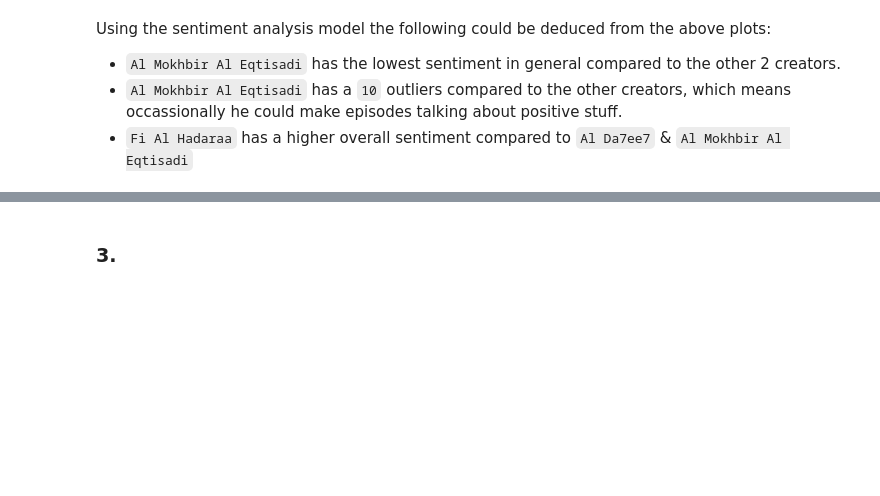
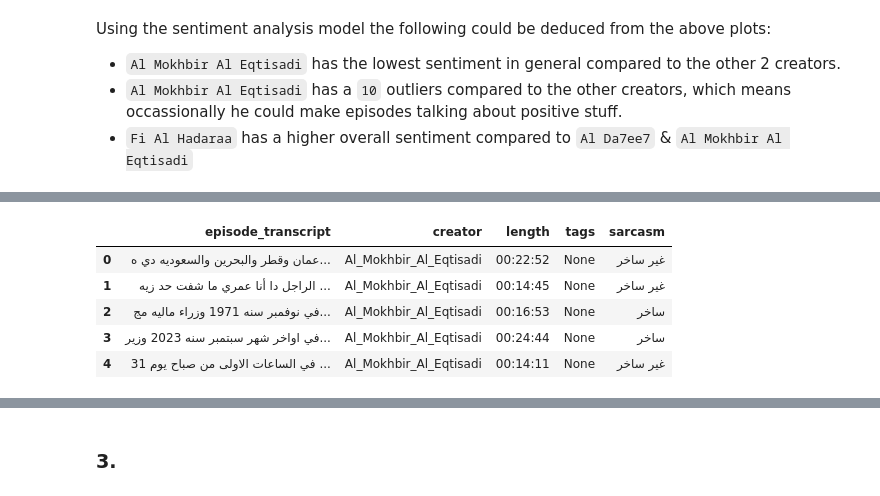
Before and after one commit to OMAR-AHMED-SAAD/NLP_PROJECT_111, a Jupyter notebook: kimo_notebook.ipynb, the cells around one changed output, grey strips where cells are left out. Cells and saved outputs as stored; diff of their text form; code cells hidden in the pictures; blank space fills up the shorter version.

```diff
--- a/kimo_notebook.ipynb
+++ b/kimo_notebook.ipynb
@@ -289,3 +289,9 @@ Using the sentiment analysis model the following could be deduced from the above
 # %%
 # Save the cleaned data to a CSV file
 df.to_csv("walid_sentiment_cleaned_data.csv", index=False)
+# %%
+from transformers import pipeline
+sarcasm_detector = pipeline("text-classification", model="MohamedGalal/arabert-sarcasm-detector")
+text = "طبعا الجو جميل جداً اليوم، ممطر وبارد وأنا أحب أن أتمشى تحت المطر بدون مظلة!"
+result = sarcasm_detector(text)
+print(result)
@@ -291,0 +366,9 @@ df.to_csv("walid_sentiment_cleaned_data.csv", index=False)
+# %%
+df.head()
+# %% [output]
+|  | episode_transcript | creator | length | tags | sarcasm |
+| 0 | عمان وقطر والبحرين والسعوديه دي ه... | Al_Mokhbir_Al_Eqtisadi | 00:22:52 | None | غير ساخر |
+| 1 | الراجل دا أنا عمري ما شفت حد زيه ... | Al_Mokhbir_Al_Eqtisadi | 00:14:45 | None | غير ساخر |
+| 2 | في نوفمبر سنه 1971 وزراء ماليه مج... | Al_Mokhbir_Al_Eqtisadi | 00:16:53 | None | ساخر |
+| 3 | في اواخر شهر سبتمبر سنه 2023 وزير... | Al_Mokhbir_Al_Eqtisadi | 00:24:44 | None | ساخر |
+| 4 | في الساعات الاولى من صباح يوم 31 ... | Al_Mokhbir_Al_Eqtisadi | 00:14:11 | None | غير ساخر |
```
Also changed, not shown: parts of 8 cells of this notebook, 2 other files.
